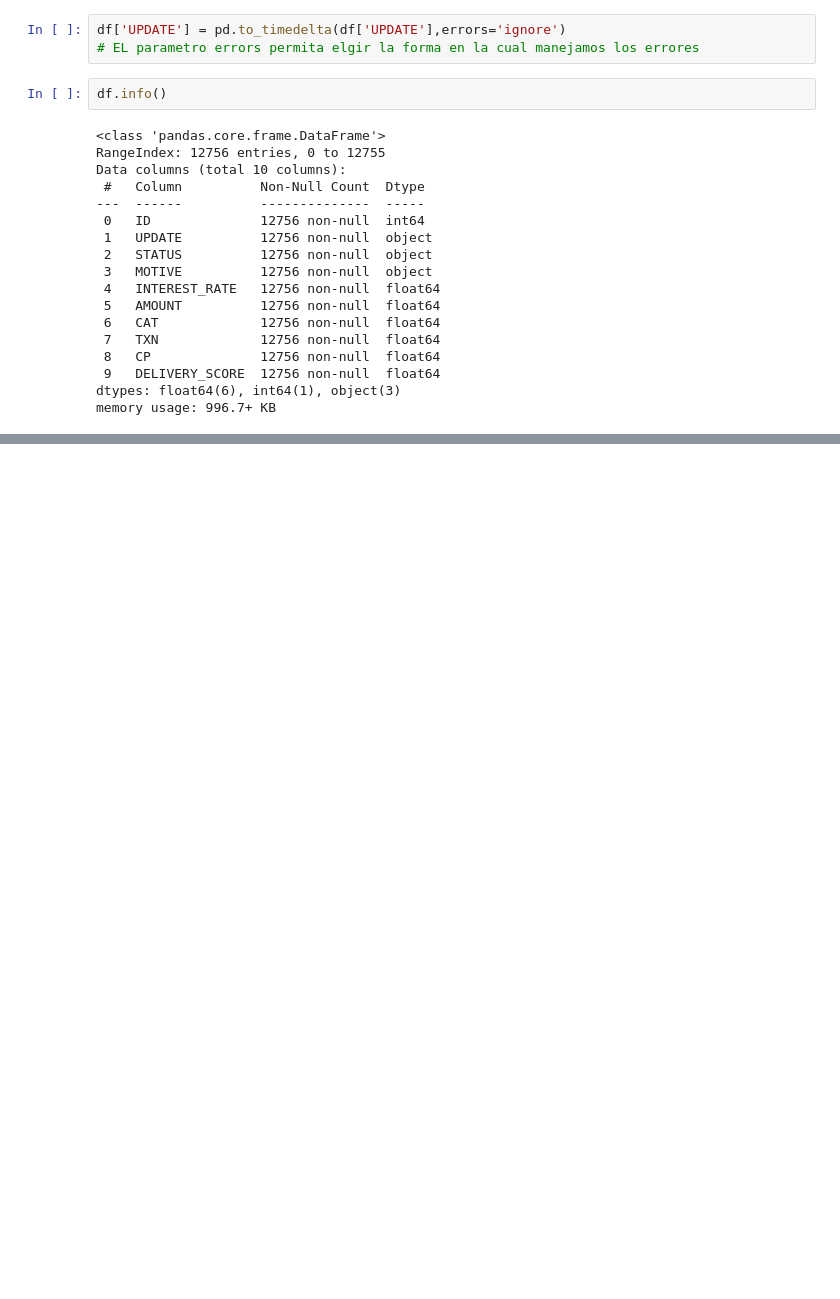
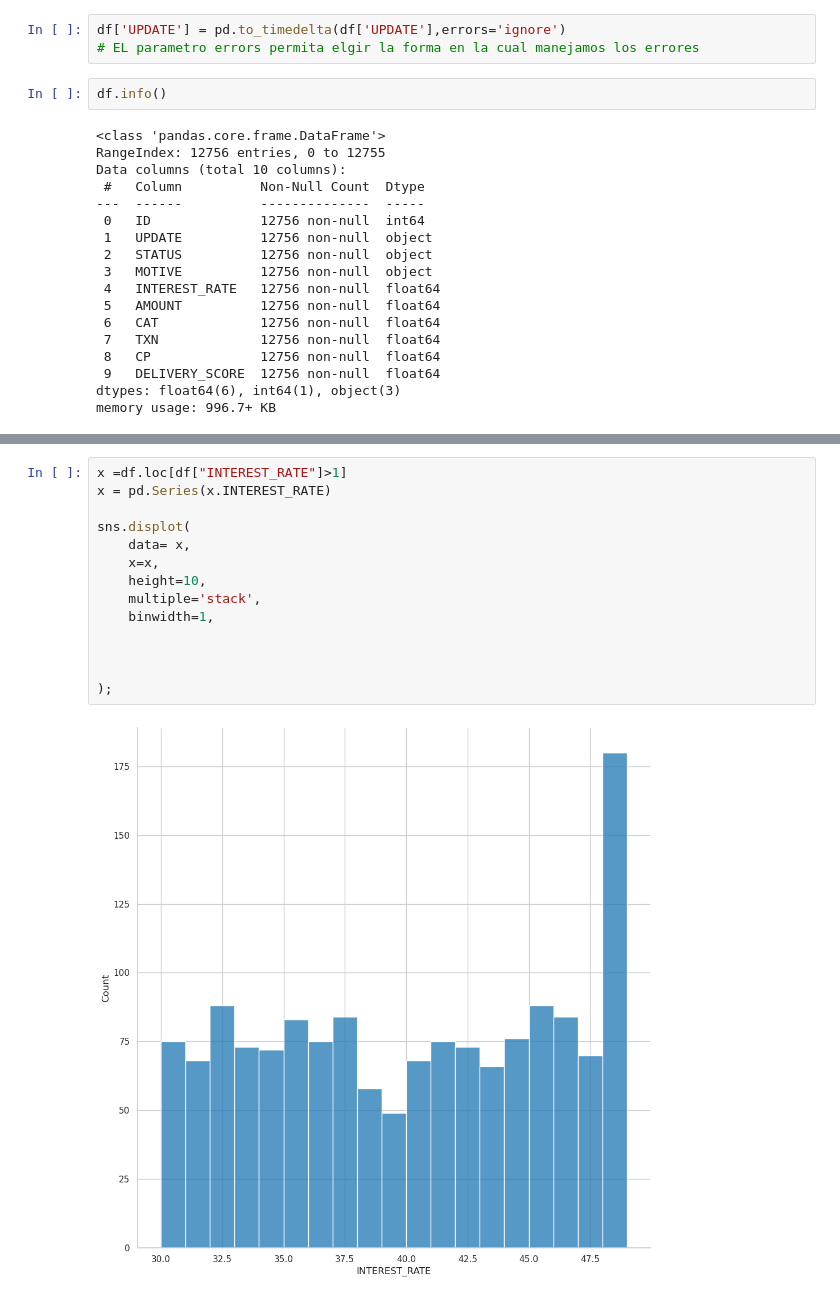
Before and after one commit to AstinSeverino/BI_analyst, a Jupyter notebook: BI_analyst/notebooks/main.ipynb, the cells around one changed output, grey strips where cells are left out. Saved outputs shown, nothing was run; the diff lists cells and outputs as text; blank space fills up the shorter version.

```diff
--- a/BI_analyst/notebooks/main.ipynb
+++ b/BI_analyst/notebooks/main.ipynb
@@ -245,0 +255,16 @@ memory usage: 996.7+ KB
+# %%
+x =df.loc[df["INTEREST_RATE"]>1]
+x = pd.Series(x.INTEREST_RATE)
+
+sns.displot(
+    data= x,
+    x=x,
+    height=10,
+    multiple='stack',
+    binwidth=1,
+
+
+
+);
+# %% [output]
+[figure, added]
```
Also changed, not shown: parts of 26 cells of this notebook.
